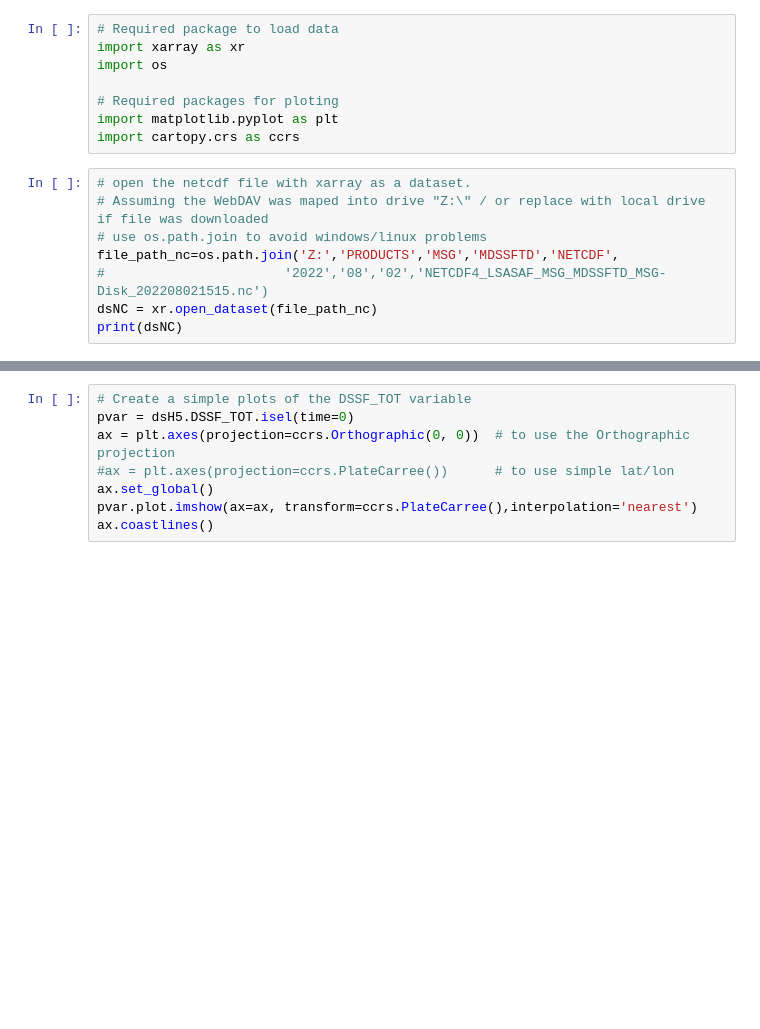
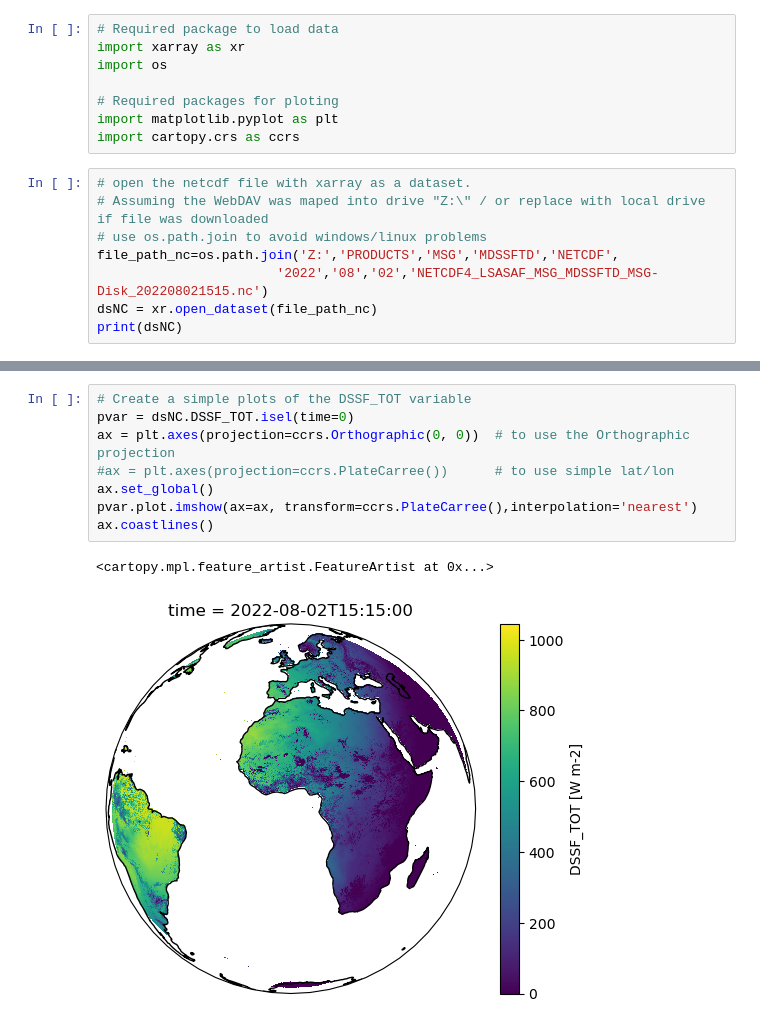
Before and after one commit to KrugerElephant/lsasaf_data_access, a Jupyter notebook: examples/read_map_netcdf_webdav_local.ipynb, the cells around one changed output, grey strips where cells are left out. Saved outputs shown, nothing was run; the diff lists cells and outputs as text; blank space fills up the shorter version.

```diff
--- a/examples/read_map_netcdf_webdav_local.ipynb
+++ b/examples/read_map_netcdf_webdav_local.ipynb
@@ -24,6 +24,6 @@ import cartopy.crs as ccrs
 # Assuming the WebDAV was maped into drive "Z:\" / or replace with local drive if file was downloaded
 # use os.path.join to avoid windows/linux problems
 file_path_nc=os.path.join('Z:','PRODUCTS','MSG','MDSSFTD','NETCDF',
-#                       '2022','08','02','NETCDF4_LSASAF_MSG_MDSSFTD_MSG-Disk_202208021515.nc')
+                       '2022','08','02','NETCDF4_LSASAF_MSG_MDSSFTD_MSG-Disk_202208021515.nc')
 dsNC = xr.open_dataset(file_path_nc)
 print(dsNC)
@@ -30,8 +48,11 @@ print(dsNC)
 # %%
 # Create a simple plots of the DSSF_TOT variable
-pvar = dsH5.DSSF_TOT.isel(time=0)
+pvar = dsNC.DSSF_TOT.isel(time=0)
 ax = plt.axes(projection=ccrs.Orthographic(0, 0))  # to use the Orthographic projection
 #ax = plt.axes(projection=ccrs.PlateCarree())      # to use simple lat/lon
 ax.set_global()
 pvar.plot.imshow(ax=ax, transform=ccrs.PlateCarree(),interpolation='nearest')
 ax.coastlines()
+# %% [output]
+<cartopy.mpl.feature_artist.FeatureArtist at 0x...>
+[figure, added]
```
Also changed, not shown: parts of 2 cells of this notebook.
